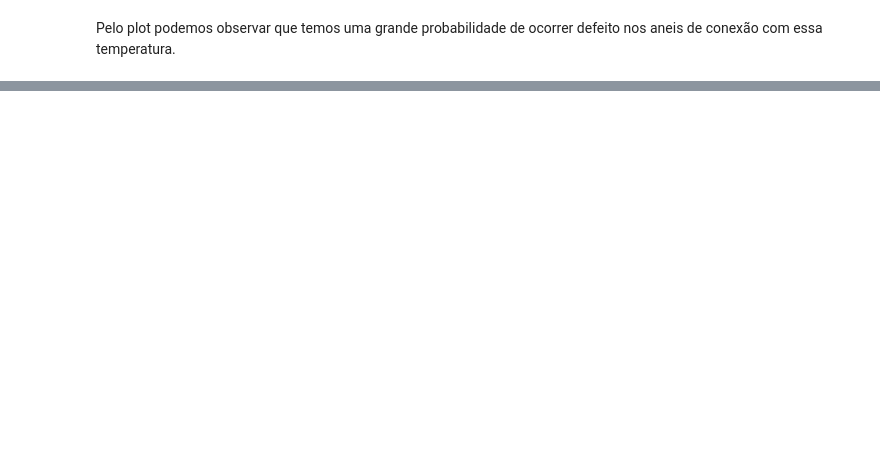
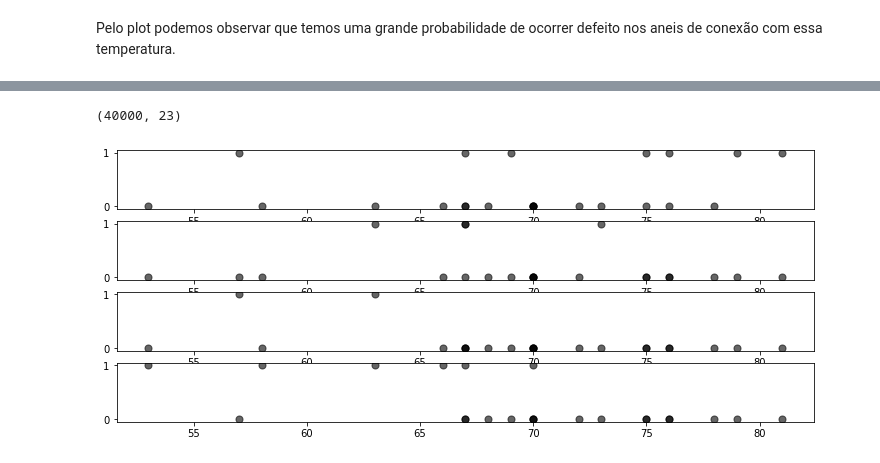
Before and after one commit to jmcabreira-zz/Bayesian-Modeling, a Jupyter notebook: modelagem_de_falha/modelagem de falha .ipynb, the cells around one changed output, grey strips where cells are left out. Saved outputs shown, nothing was run; the diff lists cells and outputs as text; code cells hidden in the pictures; blank space fills up the shorter version.

Commit message:
feat:add separation plot

```diff
--- a/modelagem_de_falha/modelagem de falha .ipynb
+++ b/modelagem_de_falha/modelagem de falha .ipynb
@@ -260,0 +308,11 @@ Pelo plot podemos observar que temos uma grande probabilidade de ocorrer defeito
+# %%
+N = 10000
+with pm.Model() as model:
+    beta = pm.Normal("beta", mu=0, tau=0.001, testval=0)
+    alpha = pm.Normal("alpha", mu=0, tau=0.001, testval=0)
+    p = pm.Deterministic("p", 1.0/(1. + tt.exp(beta*temperature + alpha)))
+    observed = pm.Bernoulli("bernoulli_obs", p, observed=D)
+
+    simulated = pm.Bernoulli("bernoulli_sim", p, shape=p.tag.test_value.shape)
+    step = pm.Metropolis(vars=[p])
+    trace = pm.sample(N, step=step)
@@ -260,0 +330,15 @@ Pelo plot podemos observar que temos uma grande probabilidade de ocorrer defeito
+# %%
+figsize(12.5, 5)
+
+simulations = trace["bernoulli_sim"]
+print(simulations.shape)
+
+plt.title("Simulated dataset using posterior parameters")
+figsize(12.5, 6)
+for i in range(4):
+    ax = plt.subplot(4, 1, i+1)
+    plt.scatter(temperature, simulations[1000*i, :], color="k",
+                s=50, alpha=0.6)
+# %% [output]
+(40000, 23)
+[figure, added]
```
Also changed, not shown: parts of 15 cells of this notebook, 2 other files.
